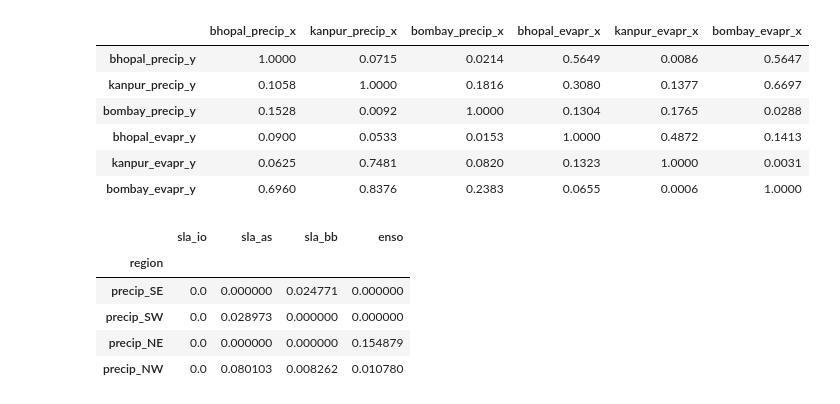
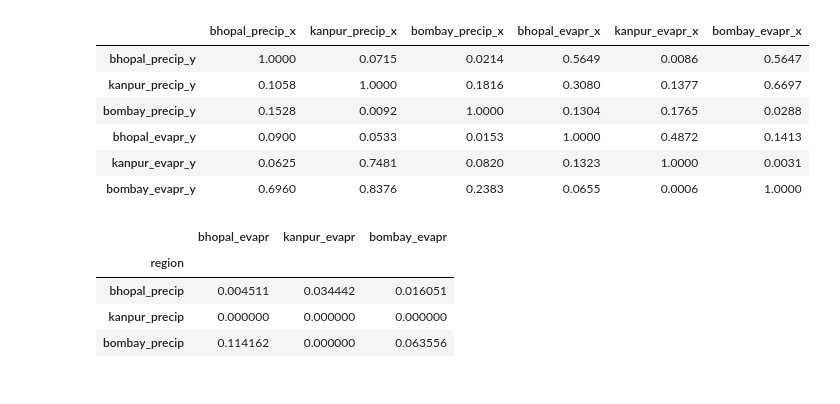
Before and after one commit to rghoshal18/ugpcode, a Jupyter notebook: GC_MI.ipynb, the cells around one changed output. Drawn from its saved outputs; the diff is of its cells as text; code cells hidden in the pictures.

```diff
--- a/GC_MI.ipynb
+++ b/GC_MI.ipynb
@@ -279,17 +279,15 @@ grangers_causality_matrix(transform_data, variables = transform_data.columns)
 # %%
 # Calculating Mutual Information between the variables
 
-mi = pd.DataFrame(columns=['sla_io' , 'sla_as' ,'sla_bb' , 'enso'])
-mi = mi.append(pd.DataFrame(mutual_info_regression(transform_data.iloc[:,4:], transform_data.iloc[:,0] , discrete_features=False).reshape(1,-1), columns=list(mi)), ignore_index=True)
-mi = mi.append(pd.DataFrame(mutual_info_regression(transform_data.iloc[:,4:], transform_data.iloc[:,1] , discrete_features=False).reshape(1,-1), columns=list(mi)), ignore_index=True)
-mi = mi.append(pd.DataFrame(mutual_info_regression(transform_data.iloc[:,4:], transform_data.iloc[:,2] , discrete_features=False).reshape(1,-1), columns=list(mi)), ignore_index=True)
-mi = mi.append(pd.DataFrame(mutual_info_regression(transform_data.iloc[:,4:], transform_data.iloc[:,3] , discrete_features=False).reshape(1,-1), columns=list(mi)), ignore_index=True)
-mi['region'] = pd.Series(['precip_SE' , 'precip_SW' , 'precip_NE' , 'precip_NW'])
+mi = pd.DataFrame(columns=['bhopal_evapr' , 'kanpur_evapr' ,'bombay_evapr'])
+mi = mi.append(pd.DataFrame(mutual_info_regression(transform_data.iloc[:,3:], transform_data.iloc[:,0] , discrete_features=False).reshape(1,-1), columns=list(mi)), ignore_index=True)
+mi = mi.append(pd.DataFrame(mutual_info_regression(transform_data.iloc[:,3:], transform_data.iloc[:,1] , discrete_features=False).reshape(1,-1), columns=list(mi)), ignore_index=True)
+mi = mi.append(pd.DataFrame(mutual_info_regression(transform_data.iloc[:,3:], transform_data.iloc[:,2] , discrete_features=False).reshape(1,-1), columns=list(mi)), ignore_index=True)
+mi['region'] = pd.Series(['bhopal_precip' , 'kanpur_precip' ,'bombay_precip'])
 mi.set_index("region")
 # %% [output]
-|  | sla_io | sla_as | sla_bb | enso |
-| region |  |  |  |  |
-| precip_SE | 0.0 | 0.000000 | 0.024771 | 0.000000 |
-| precip_SW | 0.0 | 0.028973 | 0.000000 | 0.000000 |
-| precip_NE | 0.0 | 0.000000 | 0.000000 | 0.154879 |
-| precip_NW | 0.0 | 0.080103 | 0.008262 | 0.010780 |
+|  | bhopal_evapr | kanpur_evapr | bombay_evapr |
+| region |  |  |  |
+| bhopal_precip | 0.004511 | 0.034442 | 0.016051 |
+| kanpur_precip | 0.000000 | 0.000000 | 0.000000 |
+| bombay_precip | 0.114162 | 0.000000 | 0.063556 |
```
Also changed, not shown: 1 other file.
